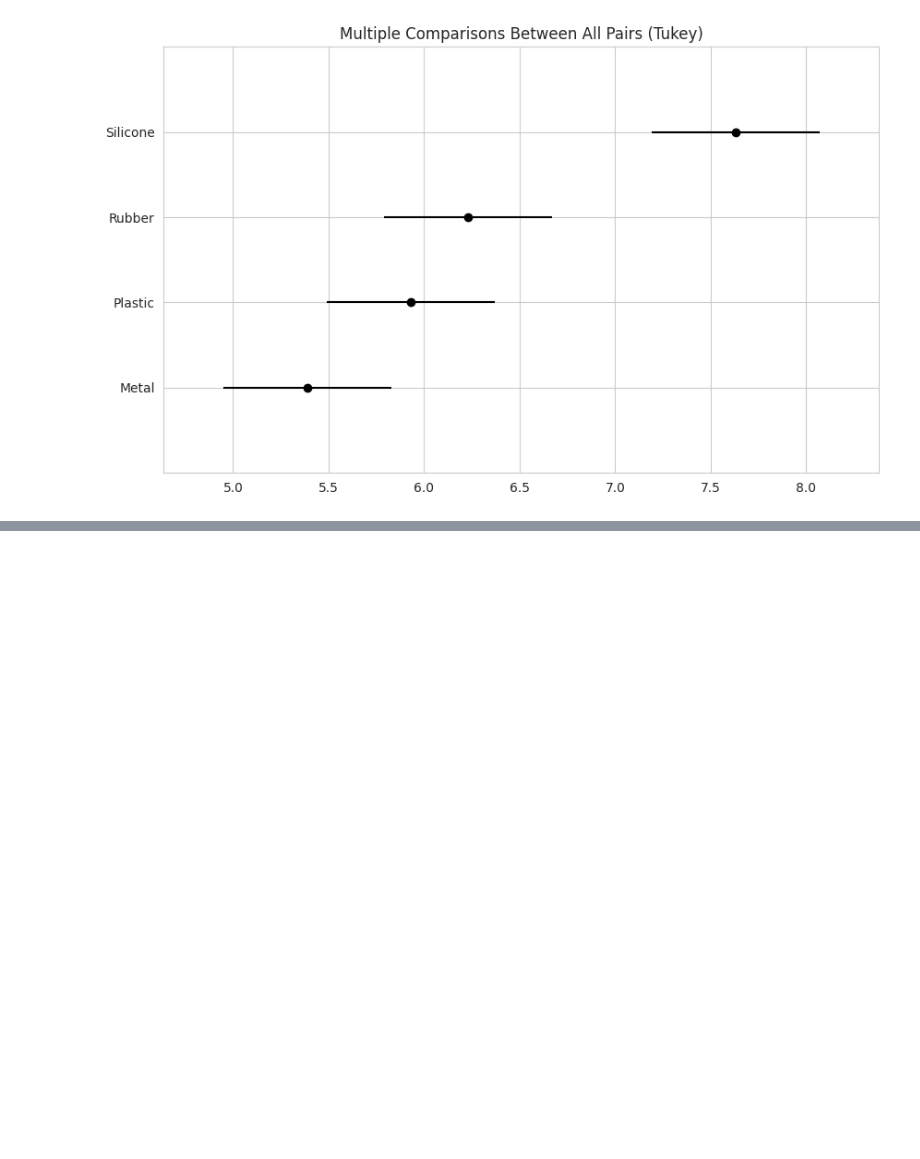
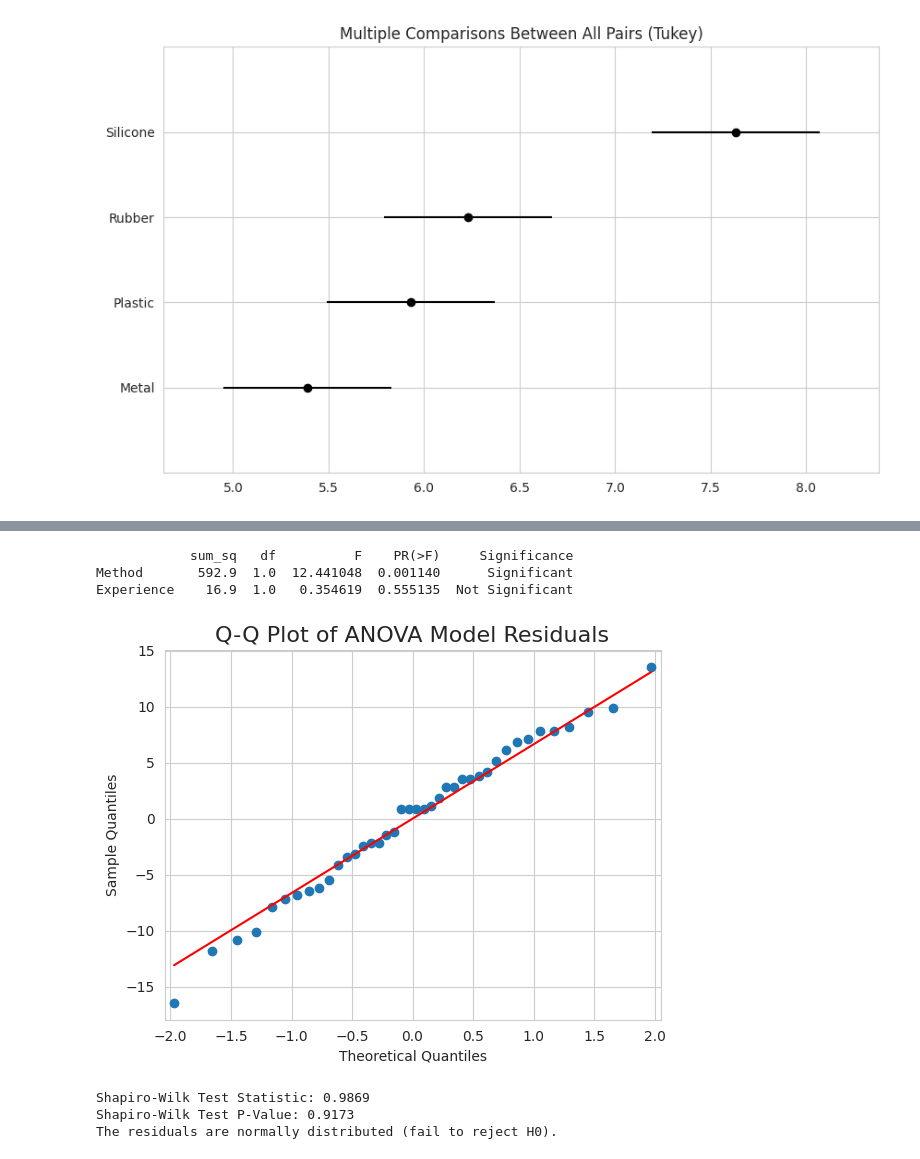
Before and after one commit to elo-meriem/STAT-7220-Applied-Experimental-Design, a Jupyter notebook: Assignments/Midterm-Exam/Midterm-Exam.ipynb, the cells around one changed output, grey strips where cells are left out. Cells and saved outputs as stored; diff of their text form; code cells hidden in the pictures; blank space fills up the shorter version.

```diff
--- a/Assignments/Midterm-Exam/Midterm-Exam.ipynb
+++ b/Assignments/Midterm-Exam/Midterm-Exam.ipynb
@@ -375,0 +444,54 @@ limitations:
+# %%
+## Fit ANOVA Model ##
+
+#fit the model:
+ex_mod = ols("Score~Method+Experience",data=Nursing_data).fit()
+
+## Obtain ANOVA Table ##
+
+## Note, we use Type III SS so that way the Teaching method
+## is evaluated after adjusting for prior experience ##
+
+ex_tab = sm.stats.anova_lm(ex_mod,typ=3)
+
+## Add Significance Column ##
+ex_tab["Significance"] = np.where(ex_tab["PR(>F)"]<0.05,"Significant","Not Significant")
+
+## Print Only Treatment & BMI Rows ##
+print(ex_tab.loc[["Method","Experience"]])
+# %% [output]
+            sum_sq   df          F    PR(>F)     Significance
+Method       592.9  1.0  12.441048  0.001140      Significant
+Experience    16.9  1.0   0.354619  0.555135  Not Significant
+# %%
+#Assumption checks:
+## Assessing Normality ##
+
+## Import scipy ##
+import scipy.stats as stats
+
+## Extract Model Residuals ##
+ex_residuals = ex_mod.resid
+
+## Generate QQ plot using seaborn ##
+sm.qqplot(ex_residuals, line ='s')
+plt.title("Q-Q Plot of ANOVA Model Residuals", fontsize=16)
+plt.show()
+
+## Perform Shapiro-Wilk Test ##
+shapiro_test = stats.shapiro(ex_residuals)
+## Get Test Stat ##
+shapiro_stat = shapiro_test.statistic
+## Get P-Value ##
+shapiro_pvalue = shapiro_test.pvalue
+print(f"Shapiro-Wilk Test Statistic: {shapiro_stat:.4f}")
+print(f"Shapiro-Wilk Test P-Value: {shapiro_pvalue:.4f}")
+if shapiro_pvalue < 0.05:
+    print("The residuals are not normally distributed (reject H0).")
+else:
+    print("The residuals are normally distributed (fail to reject H0).")
+# %% [output]
+[figure, added]
+Shapiro-Wilk Test Statistic: 0.9869
+Shapiro-Wilk Test P-Value: 0.9173
+The residuals are normally distributed (fail to reject H0).
```
Also changed, not shown: parts of 12 cells of this notebook.
